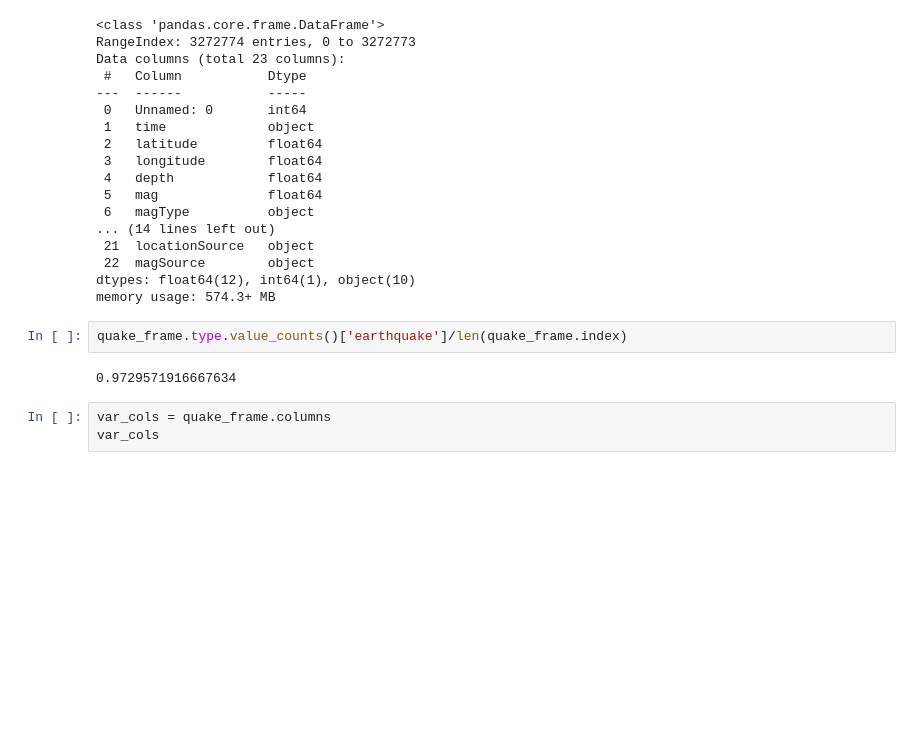
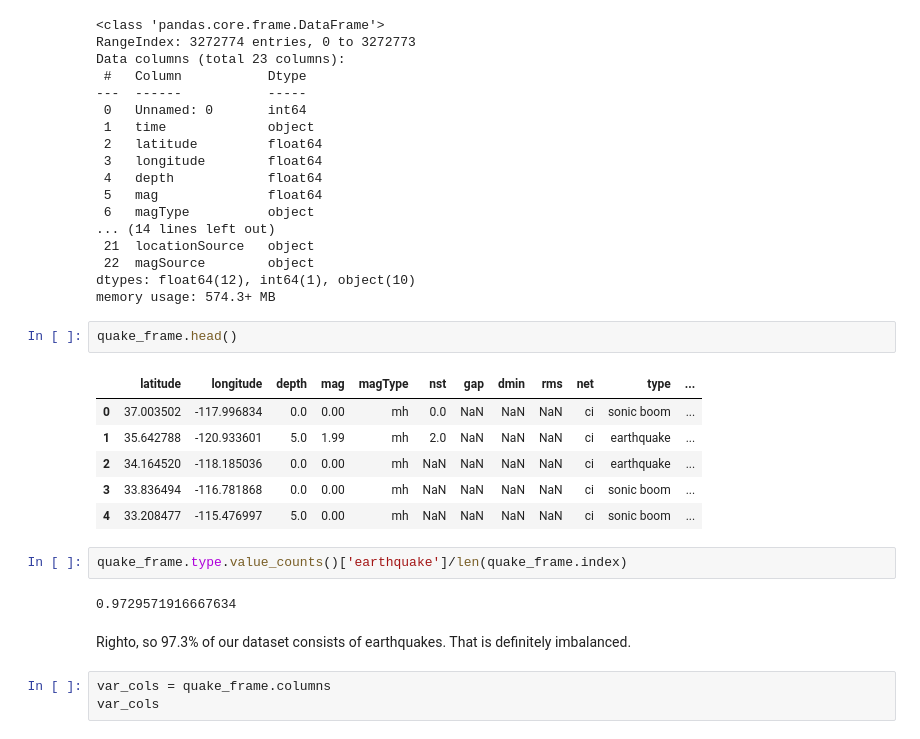
Before and after one commit to eliiza/imbalanced-data, a Jupyter notebook: EG_01_earthquake_eda.ipynb, the cells around one changed output. Drawn from its saved outputs; the diff is of its cells as text; blank space fills up the shorter version.

```diff
--- a/EG_01_earthquake_eda.ipynb
+++ b/EG_01_earthquake_eda.ipynb
@@ -28,10 +28,21 @@ Data columns (total 23 columns):
  22  magSource        object
 dtypes: float64(12), int64(1), object(10)
 memory usage: 574.3+ MB
+# %%
+quake_frame.head()
+# %% [output]
+|  | latitude | longitude | depth | mag | magType | nst | gap | dmin | rms | net | type | ... |
+| 0 | 37.003502 | -117.996834 | 0.0 | 0.00 | mh | 0.0 | NaN | NaN | NaN | ci | sonic boom | ... |
+| 1 | 35.642788 | -120.933601 | 5.0 | 1.99 | mh | 2.0 | NaN | NaN | NaN | ci | earthquake | ... |
+| 2 | 34.164520 | -118.185036 | 0.0 | 0.00 | mh | NaN | NaN | NaN | NaN | ci | earthquake | ... |
+| 3 | 33.836494 | -116.781868 | 0.0 | 0.00 | mh | NaN | NaN | NaN | NaN | ci | sonic boom | ... |
+| 4 | 33.208477 | -115.476997 | 5.0 | 0.00 | mh | NaN | NaN | NaN | NaN | ci | sonic boom | ... |
 # %%
 quake_frame.type.value_counts()['earthquake']/len(quake_frame.index)
 # %% [output]
 0.9729571916667634
+# %% [markdown]
+Righto, so 97.3% of our dataset consists of earthquakes. That is definitely imbalanced.
 # %%
 var_cols = quake_frame.columns
 var_cols
```
Also changed, not shown: parts of 7 cells of this notebook.
